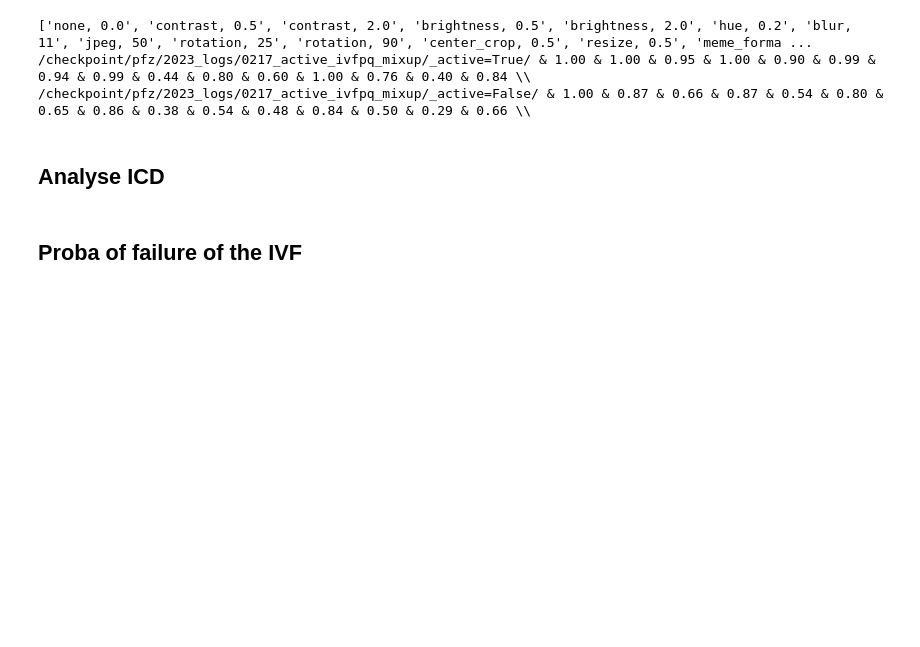
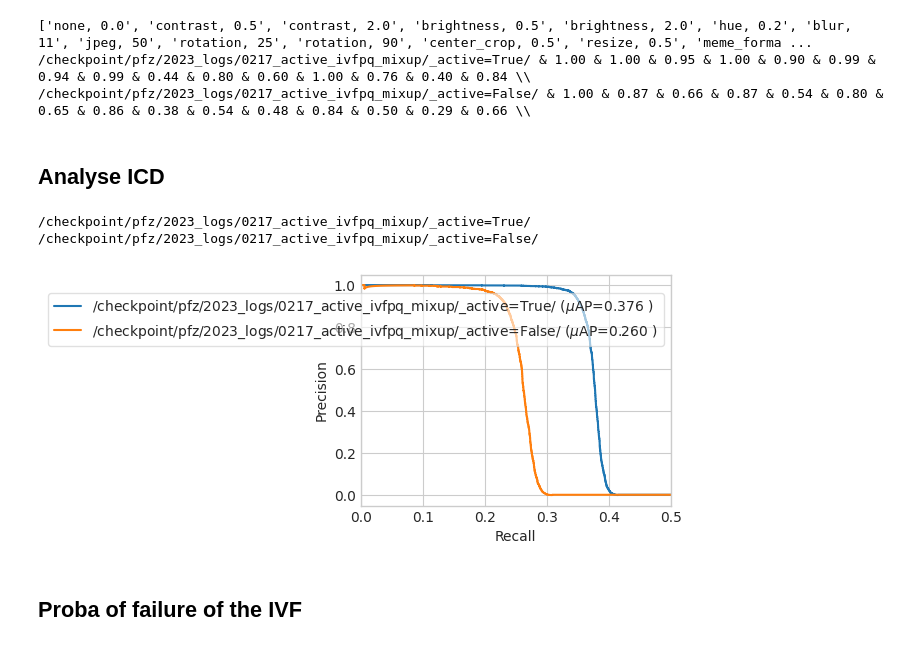
Before and after one commit to facebookresearch/active_indexing, a Jupyter notebook: notebooks/analyses.ipynb, the cells around one changed output. Cells and saved outputs as stored; diff of their text form; code cells hidden in the pictures; blank space fills up the shorter version.

```diff
--- a/notebooks/analyses.ipynb
+++ b/notebooks/analyses.ipynb
@@ -79,31 +86,26 @@ for path in paths:
 /checkpoint/pfz/2023_logs/0217_active_ivfpq_mixup/_active=False/ & 1.00 & 0.87 & 0.66 & 0.87 & 0.54 & 0.80 & 0.65 & 0.86 & 0.38 & 0.54 & 0.48 & 0.84 & 0.50 & 0.29 & 0.66 \\
 # %% [markdown]
 ## Analyse ICD
+# %%
+# paths = ["path/to/folder1/where/icd_df/is/saved", "path/to/folder2/where/icd_df/is/saved"]
+paths = ["/checkpoint/pfz/2023_logs/0217_active_ivfpq_mixup/_active=True/", "/checkpoint/pfz/2023_logs/0217_active_ivfpq_mixup/_active=False/"]
+
+dfs = {}
+for ii, path in enumerate(paths):
+    csv_path = os.path.join(path, 'icd_df.csv')
+    dfs[path] = pd.read_csv(csv_path, on_bad_lines='skip')
+
+    # load scores and retrieved_ids and convert to list of floats and ints (original is string)
+    dfs[path]["scores"] = dfs[path]["scores"].apply(lambda row:[float(numb) for numb in row[1:-1].split()])
+    dfs[path]["retrieved_ids"] = dfs[path]["retrieved_ids"].apply(lambda row:[int(numb) for numb in row[1:-1].split()])
+    dfs[path] = dfs[path].fillna(0)
 # %%
-from sklearn.metrics import PrecisionRecallDisplay
-from sklearn.metrics import precision_recall_curve
-from sklearn.metrics import average_precision_score
+_, ax = plt.subplots(figsize=(4,3))
 
-# Add ivfpq index
-dfs = {}
-paths = ["path/to/folder1/where/icd_df/is/saved", "path/to/folder2/where/icd_df/is/saved"]
-for ii, path in enumerate(paths):
-    try:
-        csv_path = os.path.join(path, 'icd_df.csv')
-        dfs[path] = pd.read_csv(csv_path, on_bad_lines='skip')
-        dfs[path]["scores"] = dfs[path]["scores"].apply(lambda row:[float(numb) for numb in row[1:-1].split()])
-        dfs[path]["retrieved_ids"] = dfs[path]["retrieved_ids"].apply(lambda row:[int(numb) for numb in row[1:-1].split()])
-        dfs[path] = dfs[path].fillna(0)
-    except:
-        print(f"{path} is not found")
+NPAIRS = 100 # number of pairs to consider for each query
 
-num_pair_per_query = 100
+for ii, path in enumerate(dfs.keys()):
 
-_, ax = plt.subplots(figsize=(4,3))
-cmap = plt.get_cmap('tab10')
-colors = cmap.colors
-beta = 0.5
-for ii, path in enumerate(dfs.keys()):
     print(path)
     icd_df = dfs[path]
 
@@ -115,45 +117,63 @@ for ii, path in enumerate(dfs.keys()):
     # creating labels and score for the possible pairs
     y_labels = []
     y_scores = []
+
     for ii in range(len(all_scores)):
-        scores = all_scores[ii][:num_pair_per_query]
-        retrieved_ids = all_retrieved_ids[ii][:num_pair_per_query]
+        # create NPAIRS scores and labels
+        scores = all_scores[ii][:NPAIRS]
+        retrieved_ids = all_retrieved_ids[ii][:NPAIRS]
+
+        # in the case of the IVF, when the IVF cluster contains less than NPAIRS, the retrieved id will be -1
+        # we remove these cases
         if -1 in retrieved_ids:
             idx = retrieved_ids.index(-1)
             scores = scores[:idx]
             retrieved_ids = retrieved_ids[:idx]
-        if True:
+
+        # scores = [-scores[jj]+scores[jj+1] for jj in range(len(scores)-1)]
+        # labels = [0 if all_ids[ii] != id else 1 for id in retrieved_ids[:-1]]
+
+        # we create the labels and scores for the pairs
+        if False:
             scores = [-score for score in scores]
             labels = [0 if all_ids[ii] != id else 1 for id in retrieved_ids]
         else: # potential score normalization
+            beta = 1.0
             scores = [-scores[jj]+beta*(scores[jj+1]) for jj in range(len(scores)-1)]
             labels = [0 if all_ids[ii] != id else 1 for id in retrieved_ids[:-1]]
-        if icd_df['image'][ii]<10000 and np.sum(labels) == 0:
-            # if the true match is never returned, we add it with a high distance (low score)
-            # this allows us to be fair in the case of the IVF, where the true match can sometimes be missing
-            scores.append(-3)
+
+        # if the true match is never returned for an image originally present in the reference set, we add it with a high distance (low score)
+        # this allows us to be fair in the case of the IVF, where the true match can sometimes be missing
+        if icd_df['image_index'][ii]!=-1 and np.sum(labels) == 0:
+            scores.append(0)
             labels.append(1)
+
+        # add to the list
         y_labels += labels
         y_scores += scores
 
-    # compute precision recall curve
+    # compute precision recall curve from the labels and scores
     precision = dict()
     recall = dict()
     average_precision = dict()
-    precision, recall, _ = precision_recall_curve(y_labels, y_scores, pos_label=1)
-    average_precision = average_precision_score(y_labels, y_scores, pos_label=1)
+    precision, recall, _ = precision_recall_curve(y_labels, y_scores)
+    average_precision = average_precision_score(y_labels, y_scores)
     display = PrecisionRecallDisplay(
         recall=recall,
         precision=precision
     )
     name = path
     name += " (" + r'$\mu$AP={:.3f}'.format(average_precision) + " )"
     display.plot(ax=ax, name=name)
 
 ax.set_xlim(0, 0.5)
 
 ax.legend(loc="upper right", bbox_to_anchor=(1.0, 0.95),  framealpha=0.6, frameon=True)
 plt.show()
+# %% [output]
+/checkpoint/pfz/2023_logs/0217_active_ivfpq_mixup/_active=True/
+/checkpoint/pfz/2023_logs/0217_active_ivfpq_mixup/_active=False/
+[figure, added]
 # %% [markdown]
 ## Proba of failure of the IVF
 # %%
```
Also changed, not shown: parts of 3 cells of this notebook, 9 other files.
